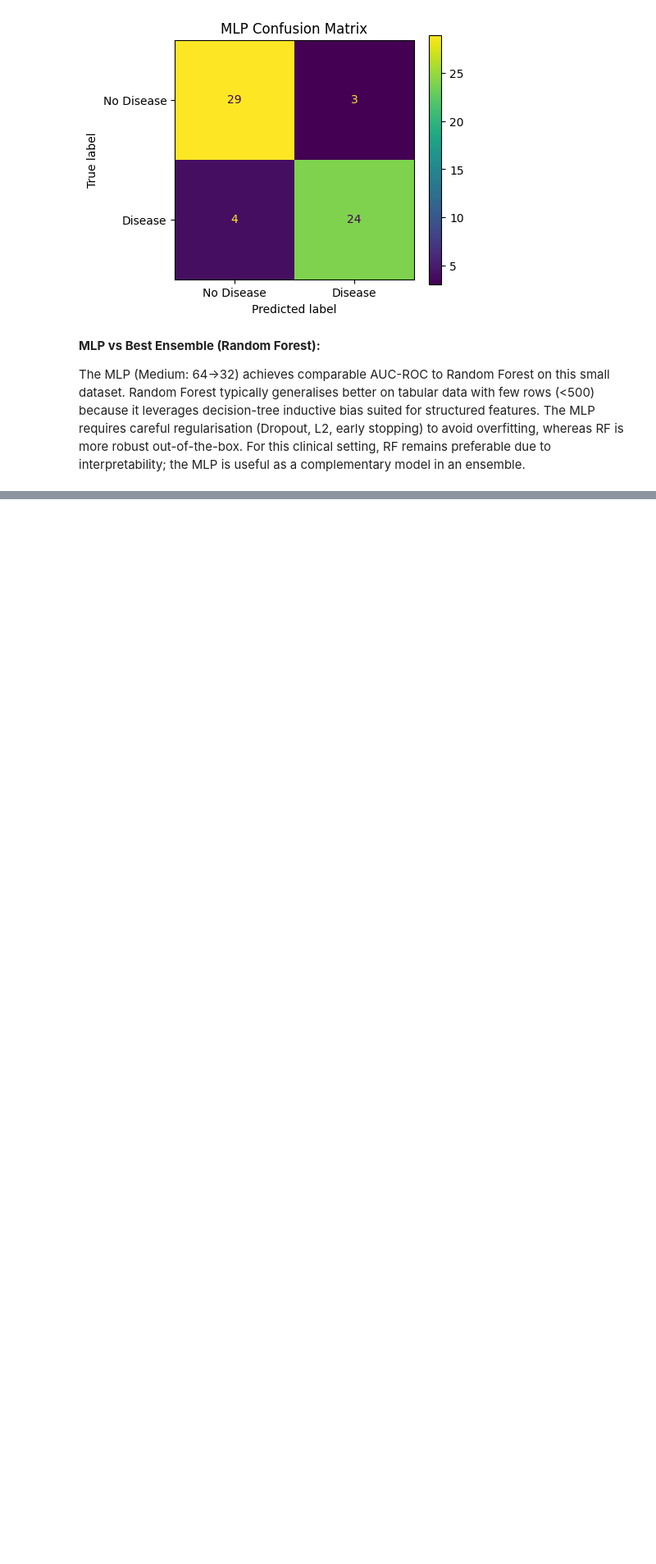
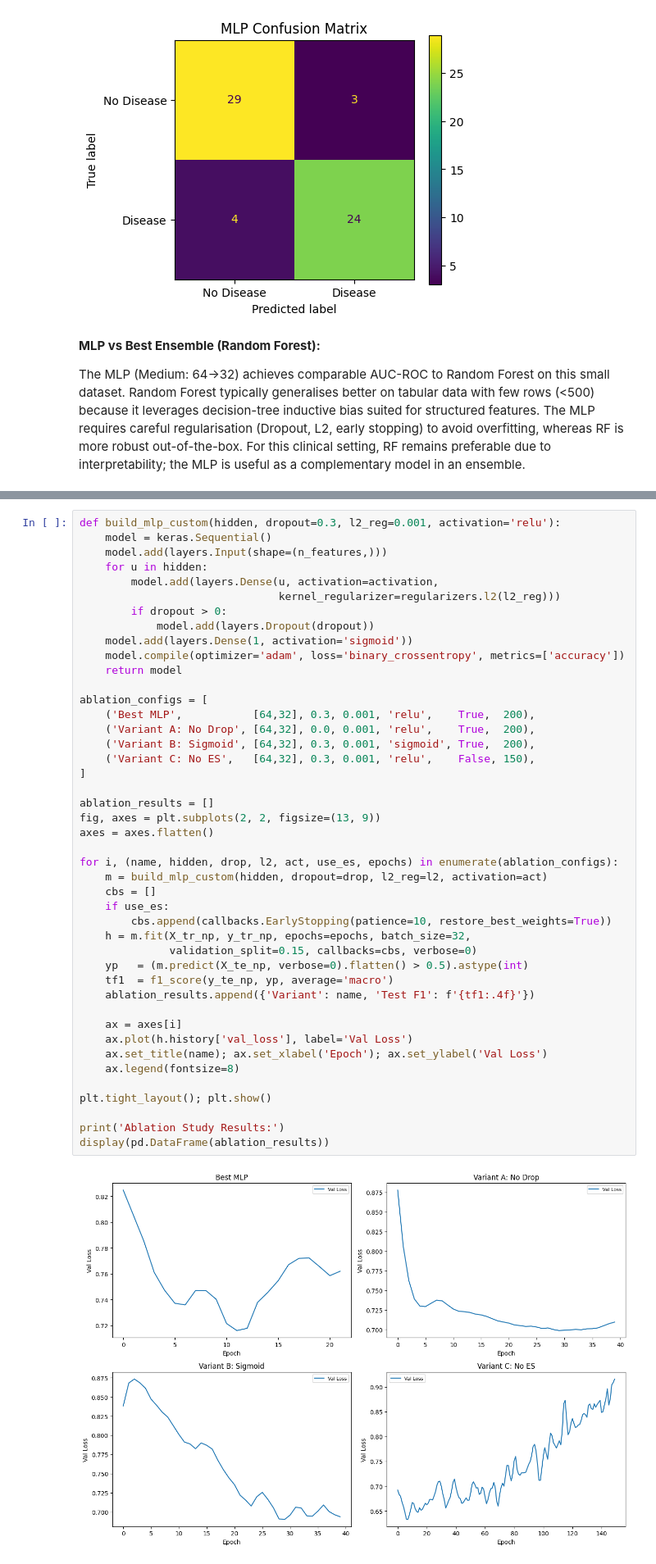
Before and after one commit to Ishmal-fa/cardioai-heart-disease-ml-pipeline, a Jupyter notebook: heart_disease_ml_pipeline.ipynb, the cells around one changed output, grey strips where cells are left out. Shown at 82% size. Drawn from its saved outputs; the diff is of its cells as text; blank space fills up the shorter version.

Commit message:
Add ablation study for MLP components and performance comparison

```diff
--- a/heart_disease_ml_pipeline.ipynb
+++ b/heart_disease_ml_pipeline.ipynb
@@ -905,0 +908,46 @@ due to interpretability; the MLP is useful as a complementary model in an ensemb
+# %%
+def build_mlp_custom(hidden, dropout=0.3, l2_reg=0.001, activation='relu'):
+    model = keras.Sequential()
+    model.add(layers.Input(shape=(n_features,)))
+    for u in hidden:
+        model.add(layers.Dense(u, activation=activation,
+                               kernel_regularizer=regularizers.l2(l2_reg)))
+        if dropout > 0:
+            model.add(layers.Dropout(dropout))
+    model.add(layers.Dense(1, activation='sigmoid'))
+    model.compile(optimizer='adam', loss='binary_crossentropy', metrics=['accuracy'])
+    return model
+
+ablation_configs = [
+    ('Best MLP',           [64,32], 0.3, 0.001, 'relu',    True,  200),
+    ('Variant A: No Drop', [64,32], 0.0, 0.001, 'relu',    True,  200),
+    ('Variant B: Sigmoid', [64,32], 0.3, 0.001, 'sigmoid', True,  200),
+    ('Variant C: No ES',   [64,32], 0.3, 0.001, 'relu',    False, 150),
+]
+
+ablation_results = []
+fig, axes = plt.subplots(2, 2, figsize=(13, 9))
+axes = axes.flatten()
+
+for i, (name, hidden, drop, l2, act, use_es, epochs) in enumerate(ablation_configs):
+    m = build_mlp_custom(hidden, dropout=drop, l2_reg=l2, activation=act)
+    cbs = []
+    if use_es:
+        cbs.append(callbacks.EarlyStopping(patience=10, restore_best_weights=True))
+    h = m.fit(X_tr_np, y_tr_np, epochs=epochs, batch_size=32,
+              validation_split=0.15, callbacks=cbs, verbose=0)
+    yp   = (m.predict(X_te_np, verbose=0).flatten() > 0.5).astype(int)
+    tf1  = f1_score(y_te_np, yp, average='macro')
+    ablation_results.append({'Variant': name, 'Test F1': f'{tf1:.4f}'})
+
+    ax = axes[i]
+    ax.plot(h.history['val_loss'], label='Val Loss')
+    ax.set_title(name); ax.set_xlabel('Epoch'); ax.set_ylabel('Val Loss')
+    ax.legend(fontsize=8)
+
+plt.tight_layout(); plt.show()
+
+print('Ablation Study Results:')
+display(pd.DataFrame(ablation_results))
+# %% [output]
+[figure, added]
```
Also changed, not shown: parts of 3 cells of this notebook.
